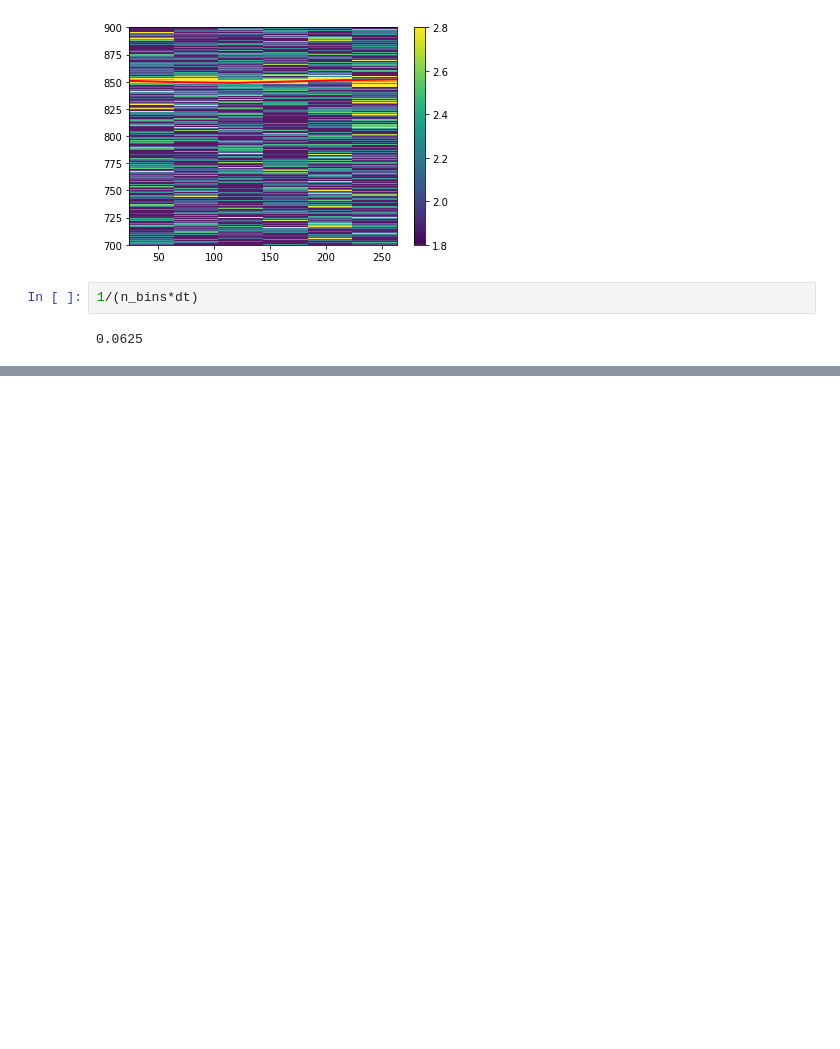
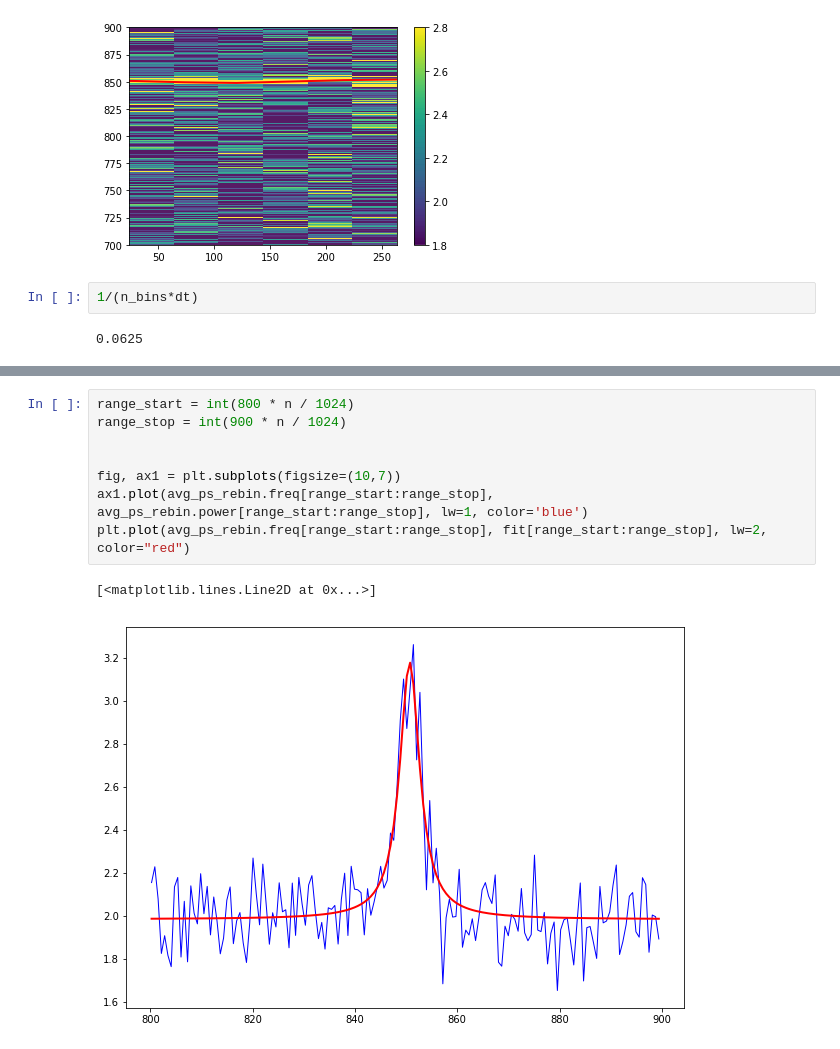
Before and after one commit to swapsha96/gsoc-learning, a Jupyter notebook: week0/Playing with kHz QPO.ipynb, the cells around one changed output, grey strips where cells are left out. Drawn from its saved outputs; the diff is of its cells as text; blank space fills up the shorter version.

```diff
--- a/week0/Playing with kHz QPO.ipynb
+++ b/week0/Playing with kHz QPO.ipynb
@@ -237,0 +271,11 @@ plt.ylim(700,900)
+# %%
+range_start = int(800 * n / 1024)
+range_stop = int(900 * n / 1024)
+
+
+fig, ax1 = plt.subplots(figsize=(10,7))
+ax1.plot(avg_ps_rebin.freq[range_start:range_stop], avg_ps_rebin.power[range_start:range_stop], lw=1, color='blue')
+plt.plot(avg_ps_rebin.freq[range_start:range_stop], fit[range_start:range_stop], lw=2, color="red")
+# %% [output]
+[<matplotlib.lines.Line2D at 0x...>]
+[figure, added]
```
Also changed, not shown: parts of 5 cells of this notebook, 8 other files.
